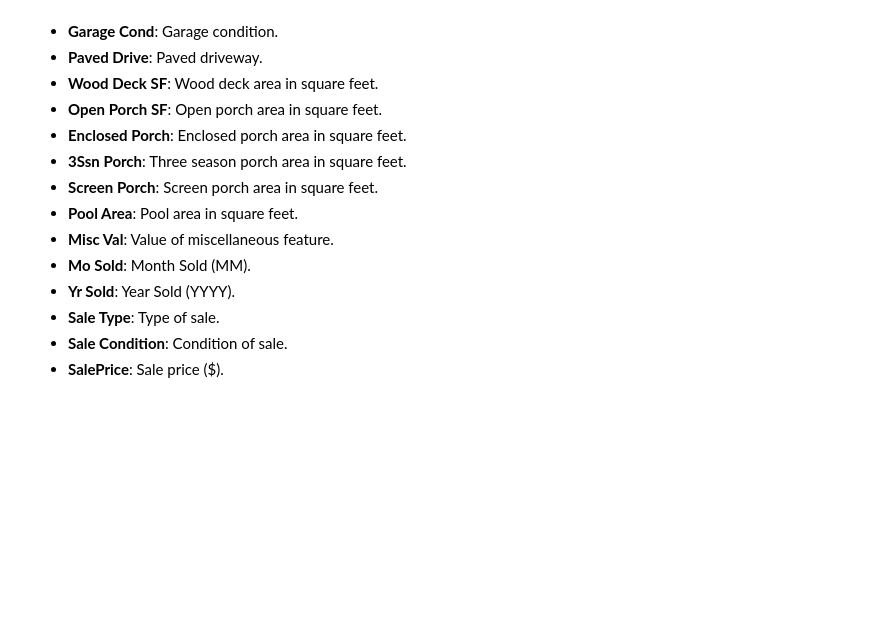
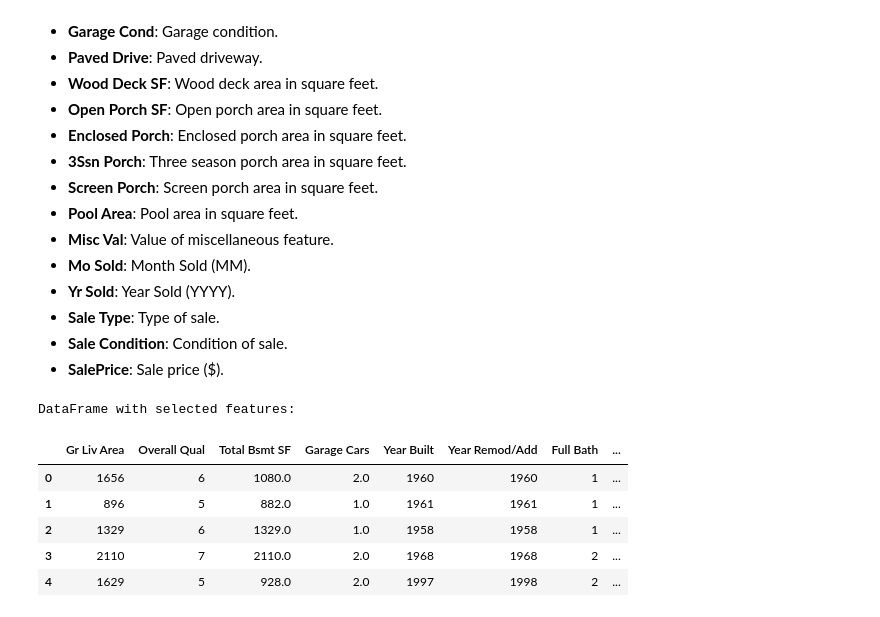
Before and after one commit to tomeelow/ames-housing-price-predictor, a Jupyter notebook: housing_predictor.ipynb, the cells around one changed output. Saved outputs shown, nothing was run; the diff lists cells and outputs as text; code cells hidden in the pictures; blank space fills up the shorter version.

```diff
--- a/housing_predictor.ipynb
+++ b/housing_predictor.ipynb
@@ -232,3 +233,42 @@ Series([], dtype: int64)
 *   **Sale Type**: Type of sale.
 *   **Sale Condition**: Condition of sale.
 *   **SalePrice**: Sale price ($).
+# %%
+import numpy as np
+import seaborn as sns
+import matplotlib.pyplot as plt
+import pandas as pd # Added import for pandas
+
+# Define the target variable
+target = 'SalePrice'
+
+# Define the proposed numerical features, removing 'Garage Area' due to high multicollinearity with 'Garage Cars'
+numerical_features = [
+    'Gr Liv Area', 'Overall Qual', 'Total Bsmt SF', 'Garage Cars',
+    'Year Built', 'Year Remod/Add', 'Full Bath',
+    'TotRms AbvGrd', 'Lot Area', 'Mas Vnr Area', 'Fireplaces'
+]
+
+# Define the proposed categorical features
+categorical_features = [
+    'Neighborhood', 'House Style', 'Exter Qual', 'Kitchen Qual',
+    'Bsmt Qual', 'Fireplace Qu', 'Garage Type', 'MS Zoning'
+]
+
+# Combine all selected features and the target
+selected_features = numerical_features + categorical_features + [target]
+
+# Create a new DataFrame with only the selected features
+df_selected = df_ames_cleaned[selected_features].copy()
+
+# Display the first few rows of the new DataFrame
+print("DataFrame with selected features:")
+display(df_selected.head())
+# %% [output]
+DataFrame with selected features:
+|  | Gr Liv Area | Overall Qual | Total Bsmt SF | Garage Cars | Year Built | Year Remod/Add | Full Bath | ... |
+| 0 | 1656 | 6 | 1080.0 | 2.0 | 1960 | 1960 | 1 | ... |
+| 1 | 896 | 5 | 882.0 | 1.0 | 1961 | 1961 | 1 | ... |
+| 2 | 1329 | 6 | 1329.0 | 1.0 | 1958 | 1958 | 1 | ... |
+| 3 | 2110 | 7 | 2110.0 | 2.0 | 1968 | 1968 | 2 | ... |
+| 4 | 1629 | 5 | 928.0 | 2.0 | 1997 | 1998 | 2 | ... |
```
Also changed, not shown: parts of 10 cells of this notebook.
